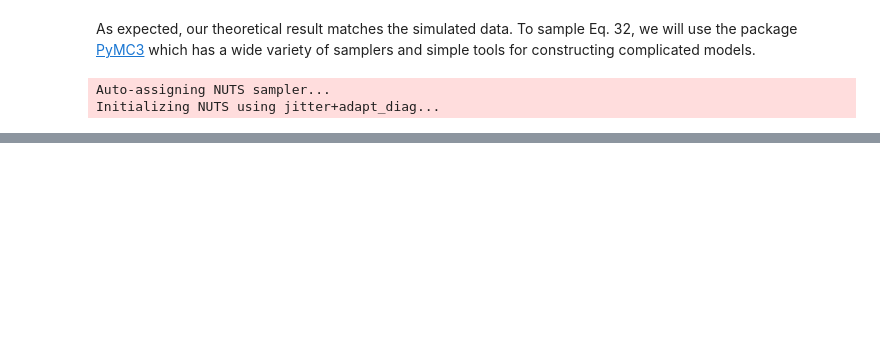
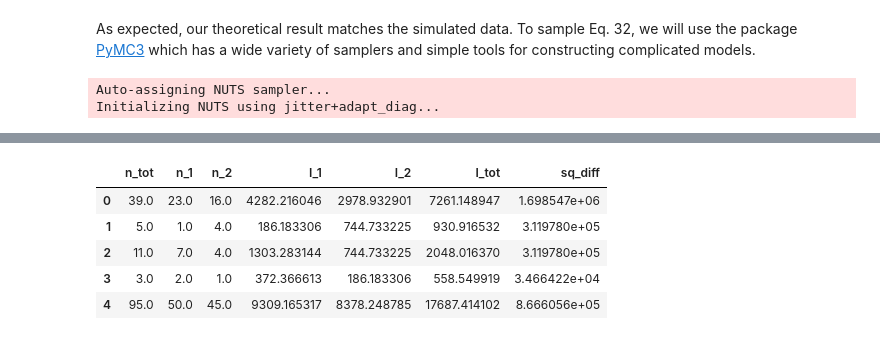
Before and after one commit to RPGroup-PBoC/mscl_survival, a Jupyter notebook: code/calibration_factor_parameter_estimation.ipynb, the cells around one changed output, grey strips where cells are left out. Drawn from its saved outputs; the diff is of its cells as text; code cells hidden in the pictures; blank space fills up the shorter version.

```diff
--- a/code/calibration_factor_parameter_estimation.ipynb
+++ b/code/calibration_factor_parameter_estimation.ipynb
@@ -347,0 +347,9 @@ alpha_seed
+# %%
+df.head()
+# %% [output]
+|  | n_tot | n_1 | n_2 | I_1 | I_2 | I_tot | sq_diff |
+| 0 | 39.0 | 23.0 | 16.0 | 4282.216046 | 2978.932901 | 7261.148947 | 1.698547e+06 |
+| 1 | 5.0 | 1.0 | 4.0 | 186.183306 | 744.733225 | 930.916532 | 3.119780e+05 |
+| 2 | 11.0 | 7.0 | 4.0 | 1303.283144 | 744.733225 | 2048.016370 | 3.119780e+05 |
+| 3 | 3.0 | 2.0 | 1.0 | 372.366613 | 186.183306 | 558.549919 | 3.466422e+04 |
+| 4 | 95.0 | 50.0 | 45.0 | 9309.165317 | 8378.248785 | 17687.414102 | 8.666056e+05 |
```
Also changed, not shown: parts of 7 cells of this notebook, 4 other files.
